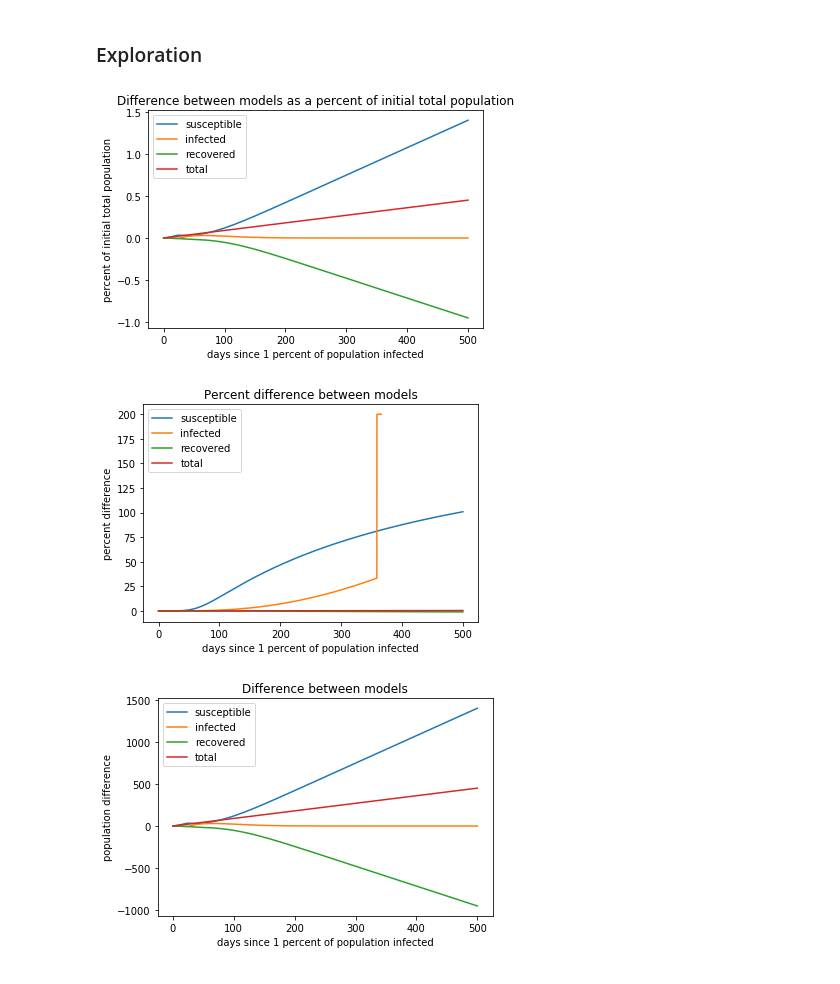
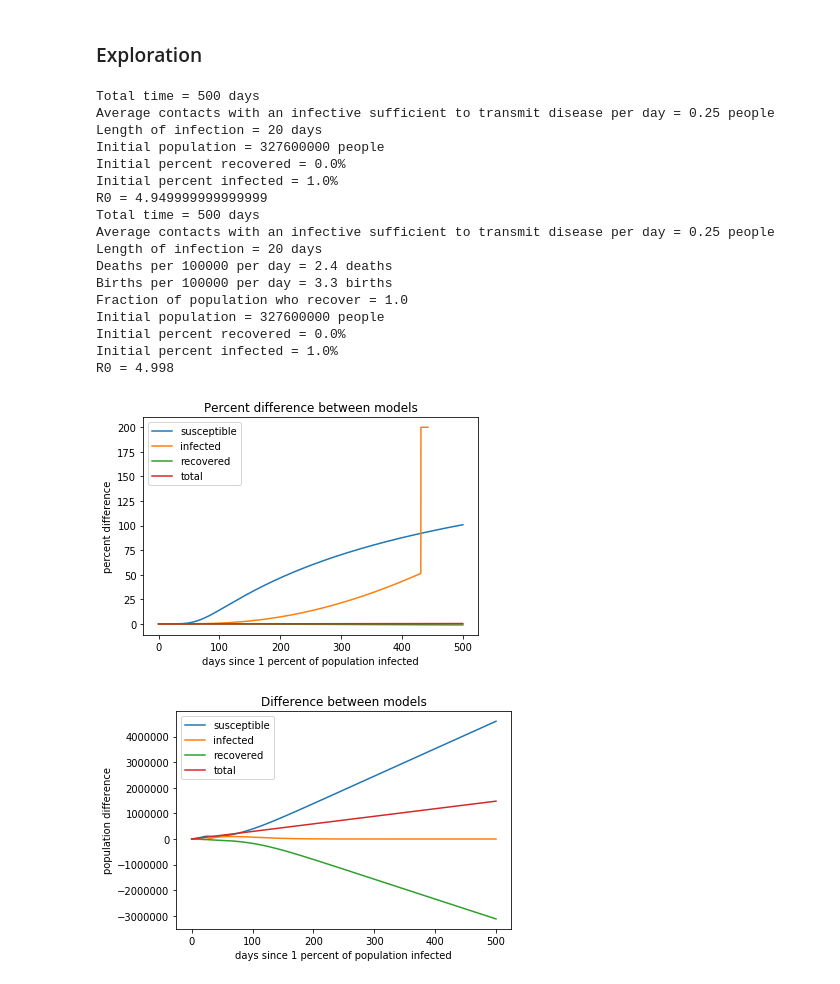
Before and after one commit to jsimpson2020/CODESIR, a Jupyter notebook: Research Question Exploration Notebook.ipynb, the cells around one changed output. Cells and saved outputs as stored; diff of their text form; code cells hidden in the pictures.

Commit message:
plots for presentation on endemics'

```diff
--- a/Research Question Exploration Notebook.ipynb
+++ b/Research Question Exploration Notebook.ipynb
@@ -192,21 +192,43 @@ mf.BrauerSIRSbirthdeath(plot=True)
 # %% [markdown]
 ### Exploration
 # %%
-f = mf.BrauerSIRbirthdeath(total_time=500) - mf.BrauerSIR(total_time=500)
-g = 200*(mf.BrauerSIRbirthdeath(total_time=500) - mf.BrauerSIR(total_time=500))/(mf.BrauerSIRbirthdeath(total_time=500)+mf.BrauerSIR(total_time=500))
-h = mf.BrauerSIR(total_time=500)
-k = mf.BrauerSIRbirthdeath(total_time=500)
+f = mf.BrauerSIRbirthdeath(total_time=500
+                           , initial_population=327600000) - mf.BrauerSIR(total_time=500,
+                                                                         initial_population=327600000)
+g = 200*(mf.BrauerSIRbirthdeath(total_time=500,
+                                initial_population=327600000) - mf.BrauerSIR(
+    total_time=500, initial_population=327600000))/(mf.BrauerSIRbirthdeath(
+    total_time=500, initial_population=327600000)+mf.BrauerSIR(
+    total_time=500, initial_population=327600000))
+h = mf.BrauerSIR(total_time=500, initial_population=327600000, parameters=True)
+k = mf.BrauerSIRbirthdeath(total_time=500, initial_population=327600000, parameters=True)
 
 mf.PlotSIR(t=h.days, S=g.susceptible, I=g.infected, R=g.recovered, N=g.total,
        title='Percent difference between models', legend_location='upper left',
            xlabel='days since 1 percent of population infected',
        ylabel='percent difference')
 
 mf.PlotSIR(t=h.days, S=f.susceptible, I=f.infected, R=f.recovered, N=f.total,
           title='Difference between models', legend_location='upper left',
            xlabel= 'days since 1 percent of population infected',
           ylabel='population difference')
 # %% [output]
+Total time = 500 days
+Average contacts with an infective sufficient to transmit disease per day = 0.25 people
+Length of infection = 20 days
+Initial population = 327600000 people
+Initial percent recovered = 0.0%
+Initial percent infected = 1.0%
+R0 = 4.949999999999999
+Total time = 500 days
+Average contacts with an infective sufficient to transmit disease per day = 0.25 people
+Length of infection = 20 days
+Deaths per 100000 per day = 2.4 deaths
+Births per 100000 per day = 3.3 births
+Fraction of population who recover = 1.0
+Initial population = 327600000 people
+Initial percent recovered = 0.0%
+Initial percent infected = 1.0%
+R0 = 4.998
-[figure, old version]
+[figure, new version]
-[figure, old version]
+[figure, new version]
-[figure, removed]
```
Also changed, not shown: parts of 37 cells of this notebook, 18 other files.
